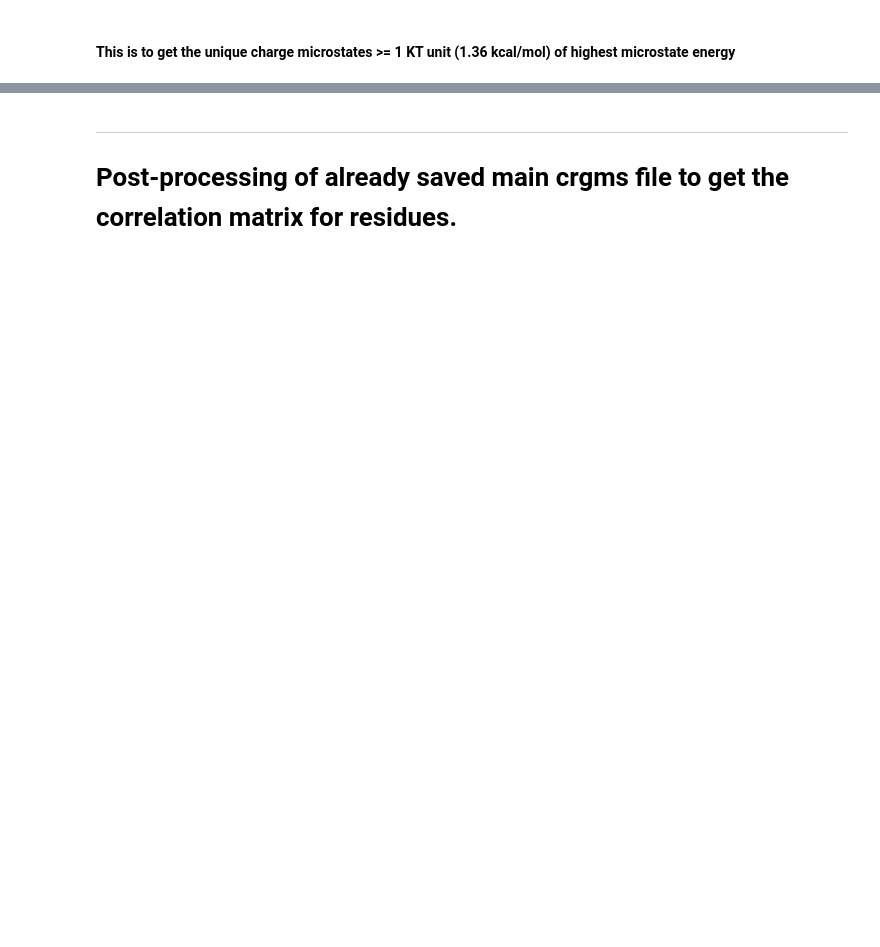
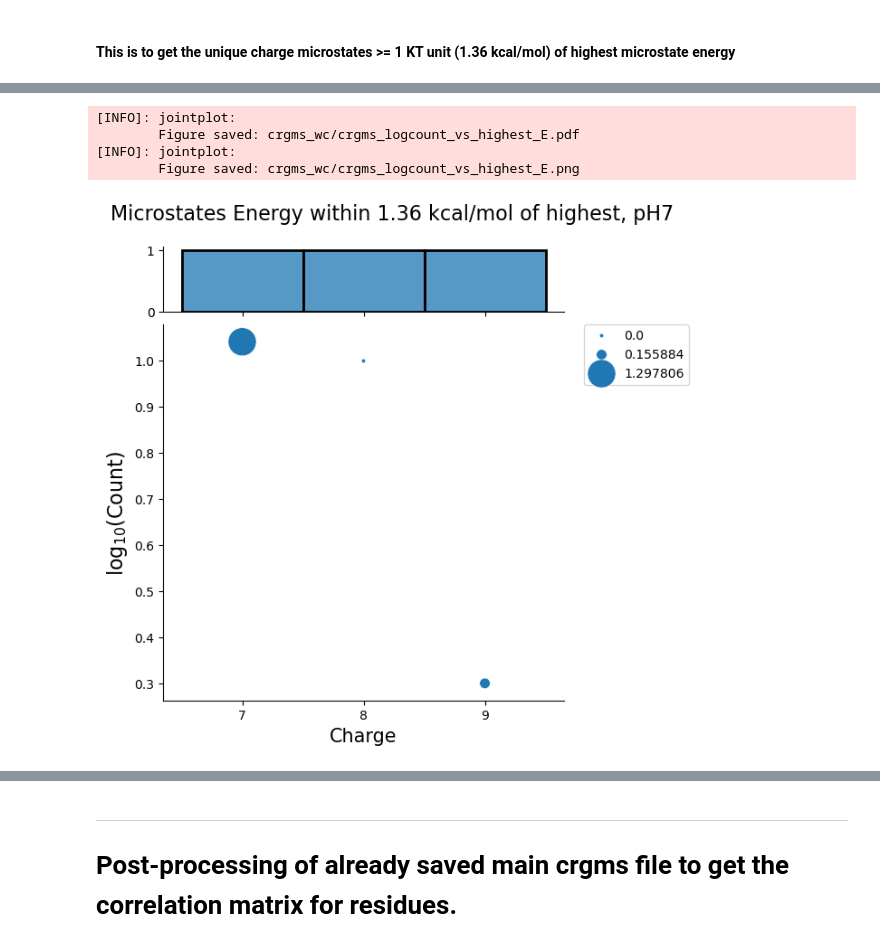
Before and after one commit to Raihancuny/python, a Jupyter notebook: microstate_analysis_code/run_ms_analysis.ipynb, the cells around one changed output, grey strips where cells are left out. Cells and saved outputs as stored; diff of their text form; code cells hidden in the pictures; blank space fills up the shorter version.

```diff
--- a/microstate_analysis_code/run_ms_analysis.ipynb
+++ b/microstate_analysis_code/run_ms_analysis.ipynb
@@ -300,6 +463,16 @@ high_crg_count_res = msa.ConcaCrgMsPandas(highest_crgms_files[0],
 
 #high_crg_count_res.head(3)
 # %%
-msa.jointplot(highest_crgms_files, background_charge,
-              out_dir=output_dir, fig_name="crgms_logcount_vs_highest_E.pdf",
+title = "Microstates Energy within 1.36 kcal/mol of highest, pH7"
+msa.jointplot(highest_crgms_files,
+              background_crg,
+              title,
+              out_dir=output_dir,
+              save_name="crgms_logcount_vs_highest_E.pdf",
               show=True)
+# %% [output]
+[INFO]: jointplot:
+        Figure saved: crgms_wc/crgms_logcount_vs_highest_E.pdf
+[INFO]: jointplot:
+        Figure saved: crgms_wc/crgms_logcount_vs_highest_E.png
+[figure, added]
```
Also changed, not shown: parts of 54 cells of this notebook, 13 other files.
